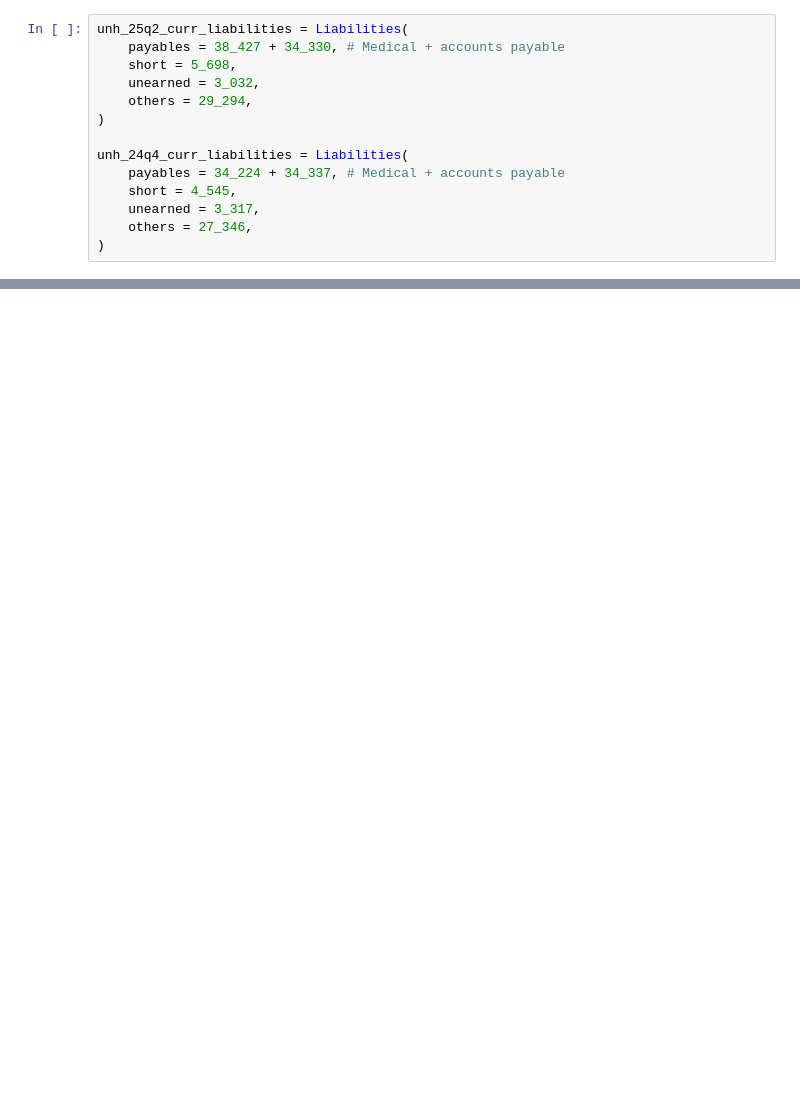
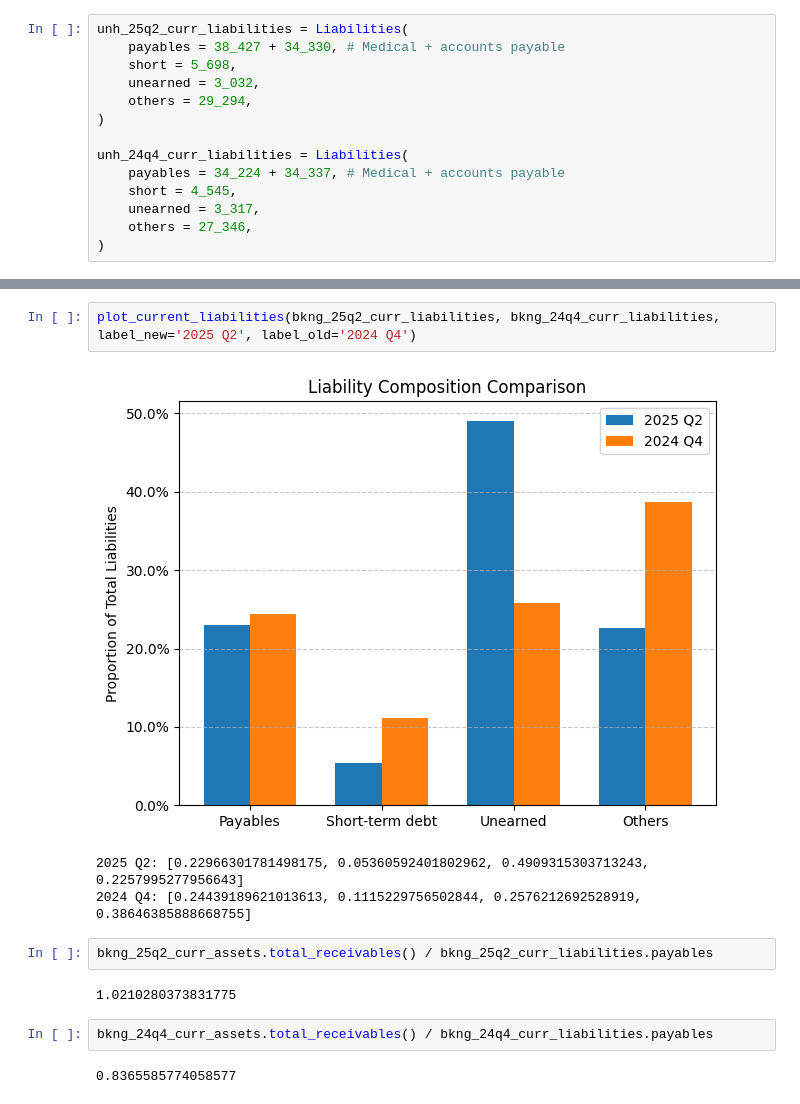
Before and after one commit to seafoodfry/quant, a Jupyter notebook: notebooks/comparing-fundamentals.ipynb, the cells around one changed output, grey strips where cells are left out. Saved outputs shown, nothing was run; the diff lists cells and outputs as text; blank space fills up the shorter version.

```diff
--- a/notebooks/comparing-fundamentals.ipynb
+++ b/notebooks/comparing-fundamentals.ipynb
@@ -167,0 +211,14 @@ unh_24q4.total_receivables() / unh_24q4_curr_liabilities.payables
+# %%
+plot_current_liabilities(bkng_25q2_curr_liabilities, bkng_24q4_curr_liabilities, label_new='2025 Q2', label_old='2024 Q4')
+# %% [output]
+[figure, added]
+2025 Q2: [0.22966301781498175, 0.05360592401802962, 0.4909315303713243, 0.2257995277956643]
+2024 Q4: [0.24439189621013613, 0.1115229756502844, 0.2576212692528919, 0.38646385888668755]
+# %%
+bkng_25q2_curr_assets.total_receivables() / bkng_25q2_curr_liabilities.payables
+# %% [output]
+1.0210280373831775
+# %%
+bkng_24q4_curr_assets.total_receivables() / bkng_24q4_curr_liabilities.payables
+# %% [output]
+0.8365585774058577
```
Also changed, not shown: parts of 11 cells of this notebook.
